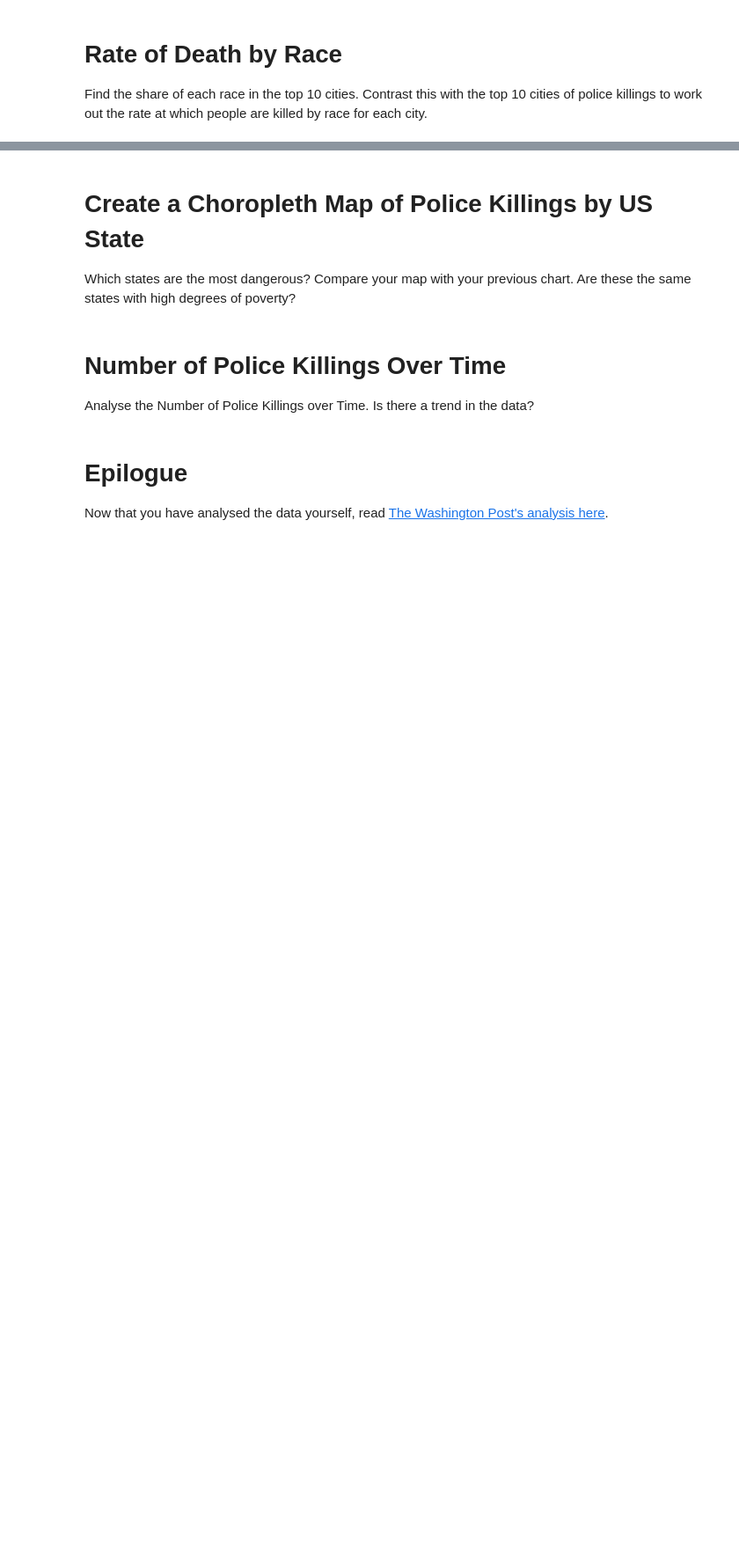
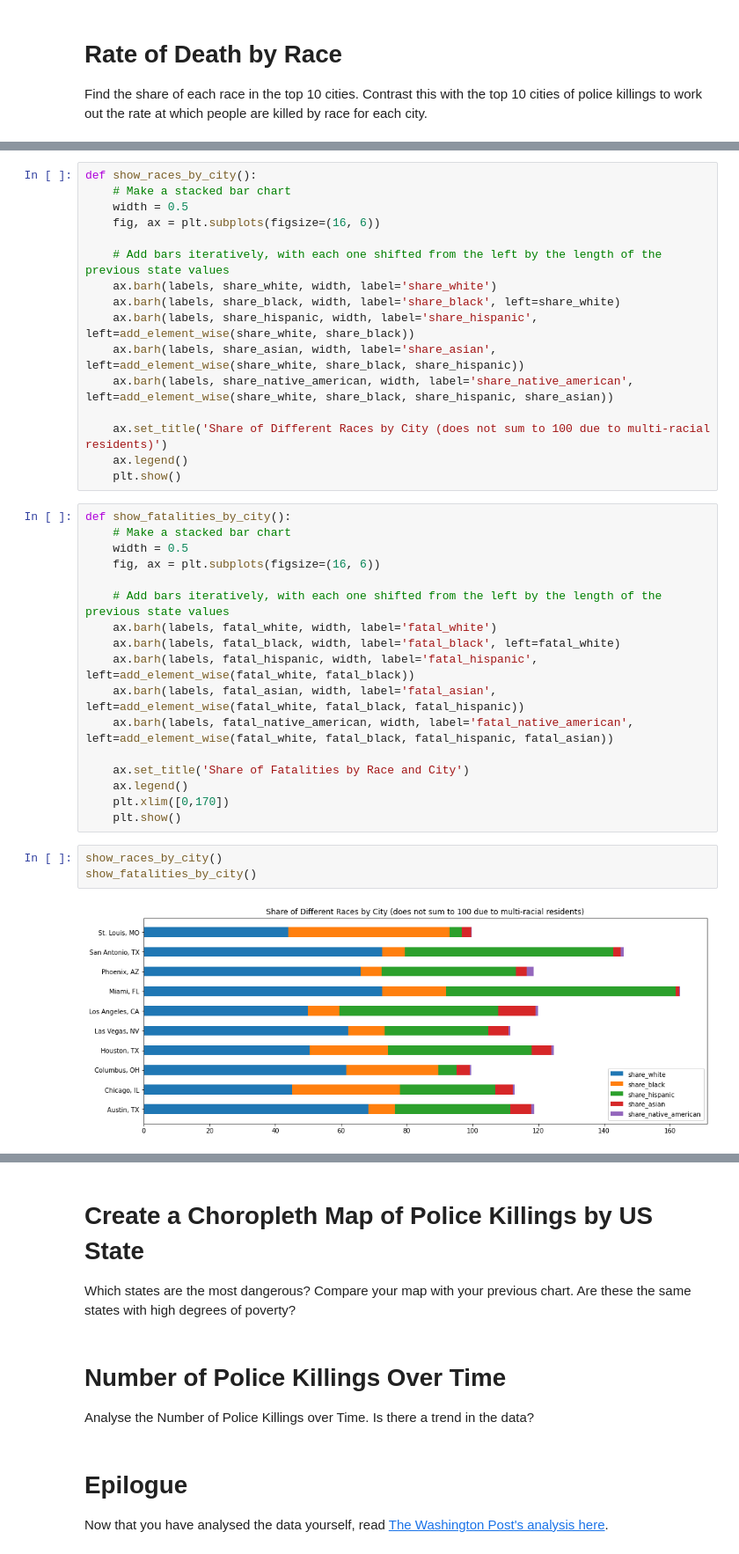
Before and after one commit to tomweinandy/100DaysOfCode, a Jupyter notebook: Projects/Day099/Fatal_Force.ipynb, the cells around one changed output, grey strips where cells are left out. Shown at 88% size. Drawn from its saved outputs; the diff is of its cells as text; blank space fills up the shorter version.

```diff
--- a/Projects/Day099/Fatal_Force.ipynb
+++ b/Projects/Day099/Fatal_Force.ipynb
@@ -742,0 +852,38 @@ Find the share of each race in the top 10 cities. Contrast this with the top 10
+# %%
+def show_races_by_city():
+    # Make a stacked bar chart
+    width = 0.5
+    fig, ax = plt.subplots(figsize=(16, 6))
+
+    # Add bars iteratively, with each one shifted from the left by the length of the previous state values
+    ax.barh(labels, share_white, width, label='share_white')
+    ax.barh(labels, share_black, width, label='share_black', left=share_white)
+    ax.barh(labels, share_hispanic, width, label='share_hispanic', left=add_element_wise(share_white, share_black))
+    ax.barh(labels, share_asian, width, label='share_asian', left=add_element_wise(share_white, share_black, share_hispanic))
+    ax.barh(labels, share_native_american, width, label='share_native_american', left=add_element_wise(share_white, share_black, share_hispanic, share_asian))
+
+    ax.set_title('Share of Different Races by City (does not sum to 100 due to multi-racial residents)')
+    ax.legend()
+    plt.show()
+# %%
+def show_fatalities_by_city():
+    # Make a stacked bar chart
+    width = 0.5
+    fig, ax = plt.subplots(figsize=(16, 6))
+
+    # Add bars iteratively, with each one shifted from the left by the length of the previous state values
+    ax.barh(labels, fatal_white, width, label='fatal_white')
+    ax.barh(labels, fatal_black, width, label='fatal_black', left=fatal_white)
+    ax.barh(labels, fatal_hispanic, width, label='fatal_hispanic', left=add_element_wise(fatal_white, fatal_black))
+    ax.barh(labels, fatal_asian, width, label='fatal_asian', left=add_element_wise(fatal_white, fatal_black, fatal_hispanic))
+    ax.barh(labels, fatal_native_american, width, label='fatal_native_american', left=add_element_wise(fatal_white, fatal_black, fatal_hispanic, fatal_asian))
+
+    ax.set_title('Share of Fatalities by Race and City')
+    ax.legend()
+    plt.xlim([0,170])
+    plt.show()
+# %%
+show_races_by_city()
+show_fatalities_by_city()
+# %% [output]
+[figure, added]
```
Also changed, not shown: parts of 6 cells of this notebook.
